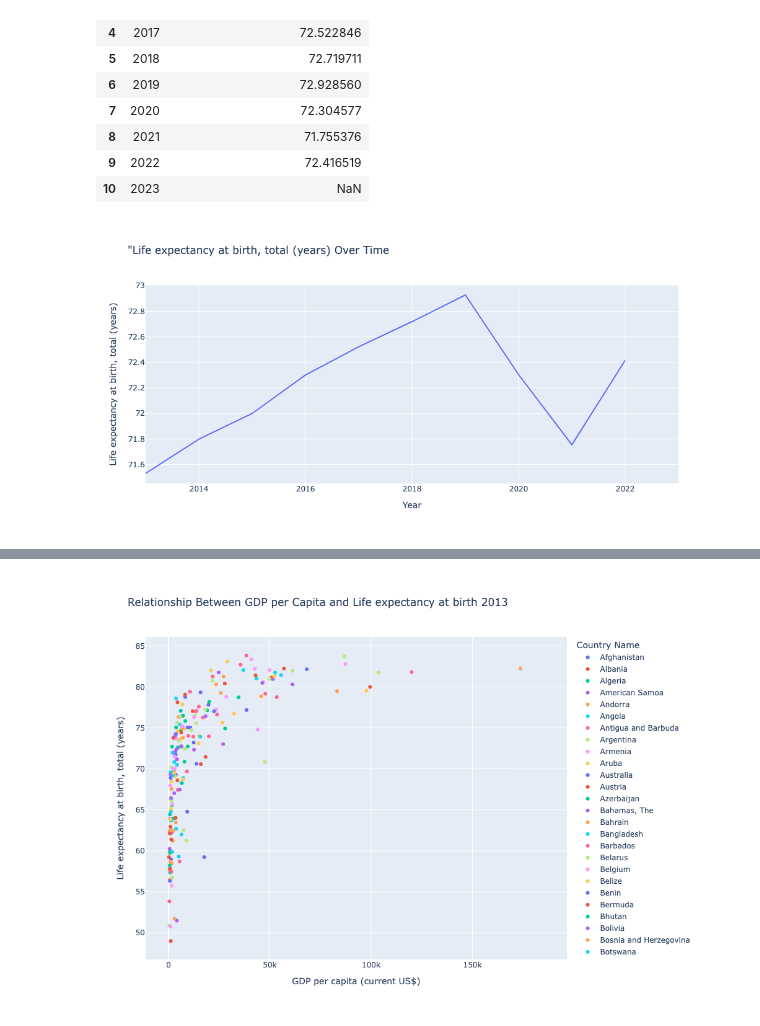
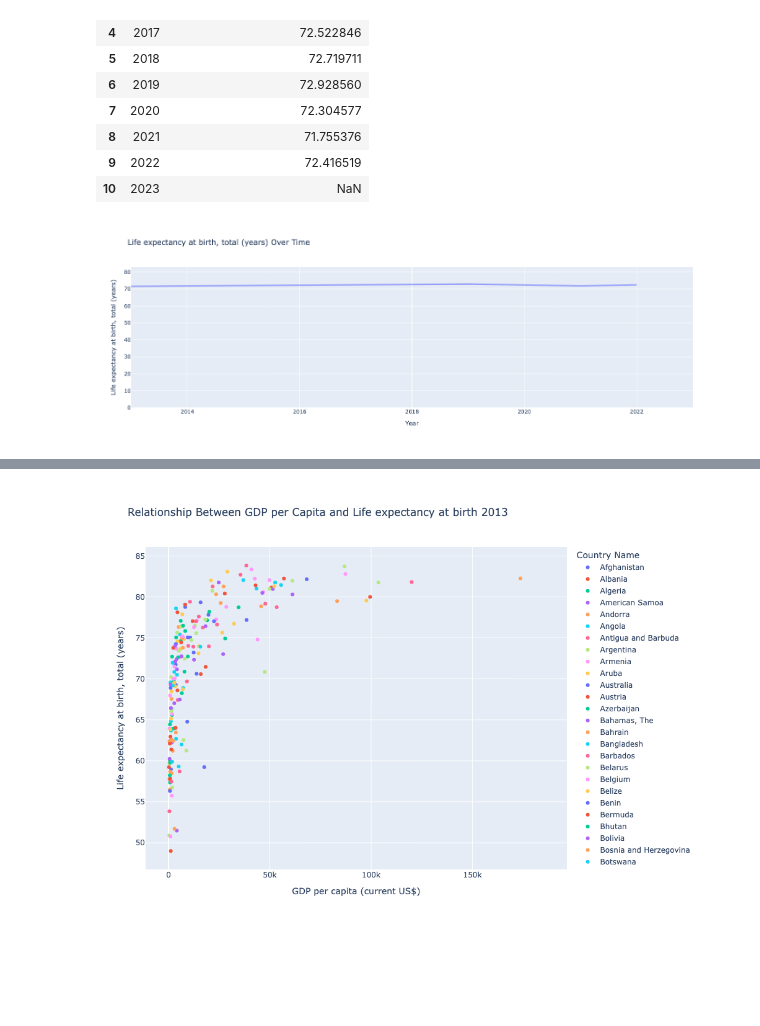
Before and after one commit to Josefinades/Project3, a Jupyter notebook: project_3.ipynb, the cells around one changed output, grey strips where cells are left out. Saved outputs shown, nothing was run; the diff lists cells and outputs as text; code cells hidden in the pictures; blank space fills up the shorter version.

```diff
--- a/project_3.ipynb
+++ b/project_3.ipynb
@@ -411,14 +416,19 @@ lifeexpectancy_avg
 # %%
 fig1 = px.line(
     lifeexpectancy_avg,
     x="Year",
     y= "Life expectancy at birth, total (years)",
-    title='"Life expectancy at birth, total (years) Over Time',
+    title="Life expectancy at birth, total (years) Over Time",
     width=900,
     height=500)
+
+fig1.update_layout(
+    yaxis=dict(range=[0, lifeexpectancy_avg["Life expectancy at birth, total (years)"].max() + 10])
+)
+
 fig1
 # %% [output]
-[figure, old version]
+[figure, new version]
 # %%
 Year = 2013
 gdp_year = gdp_df[gdp_df["Year"] == Year]
```
Also changed, not shown: parts of 10 cells of this notebook, 11 other files.
